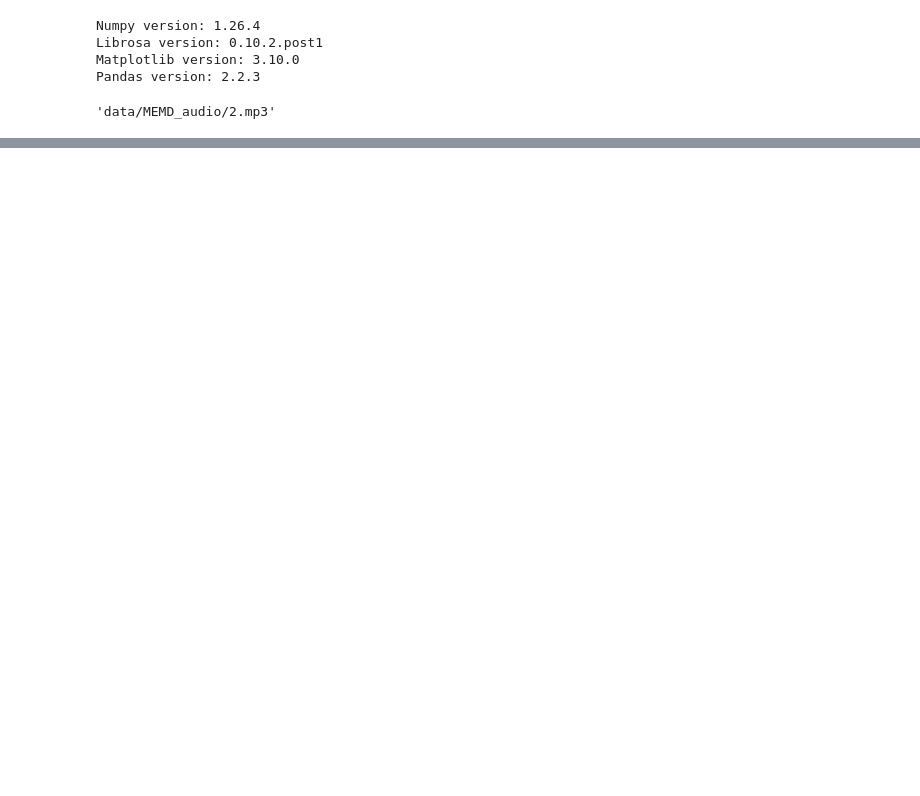
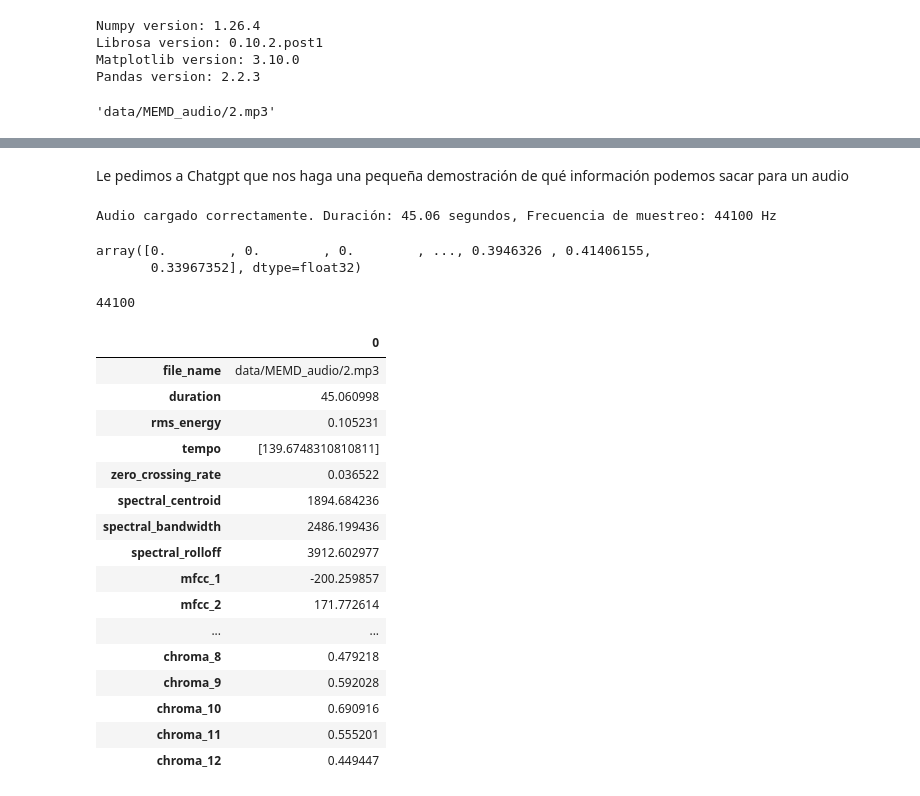
Before and after one commit to Chepados/practica_3_ALN_tori_adri, a Jupyter notebook: project_develp/caracteristicas.ipynb, the cells around one changed output, grey strips where cells are left out. Cells and saved outputs as stored; diff of their text form; code cells hidden in the pictures; blank space fills up the shorter version.

```diff
--- a/project_develp/caracteristicas.ipynb
+++ b/project_develp/caracteristicas.ipynb
@@ -28,0 +21,77 @@ Audio cargado correctamente. Duración: 45.06 segundos, Frecuencia de muestreo:
+# %% [markdown]
+Le pedimos a Chatgpt que nos haga una pequeña demostración de qué información podemos sacar para un audio
+# %%
+try:
+    # Cargar el archivo de audio
+    y, sr = librosa.load(audio_prueba, sr=None)
+    print(f"Audio cargado correctamente. Duración: {len(y)/sr:.2f} segundos, Frecuencia de muestreo: {sr} Hz")
+
+    # **1. Características básicas**
+    duration = librosa.get_duration(y=y, sr=sr)  # Duración
+    rms = librosa.feature.rms(y=y).mean()  # Energía (RMS)
+    tempo, _ = librosa.beat.beat_track(y=y, sr=sr)  # Tempo estimado
+    zero_crossings = librosa.feature.zero_crossing_rate(y=y).mean()  # Tasa de cruces por cero
+
+    # **2. MFCCs**
+    mfccs = librosa.feature.mfcc(y=y, sr=sr, n_mfcc=13)
+    mfccs_mean = mfccs.mean(axis=1)  # Promedio de cada coeficiente MFCC
+
+    # **3. Espectral**
+    spectral_centroid = librosa.feature.spectral_centroid(y=y, sr=sr).mean()  # Centroid espectral
+    spectral_bandwidth = librosa.feature.spectral_bandwidth(y=y, sr=sr).mean()  # Ancho de banda espectral
+    spectral_rolloff = librosa.feature.spectral_rolloff(y=y, sr=sr).mean()  # Rolloff espectral
+
+    # **4. Chroma**
+    chroma = librosa.feature.chroma_stft(y=y, sr=sr).mean(axis=1)  # Promedio de cromagramas
+
+    # **5. Consolidar características**
+    audio_features = {
+        "file_name": audio_prueba,
+        "duration": duration,
+        "rms_energy": rms,
+        "tempo": tempo,
+        "zero_crossing_rate": zero_crossings,
+        "spectral_centroid": spectral_centroid,
+        "spectral_bandwidth": spectral_bandwidth,
+        "spectral_rolloff": spectral_rolloff,
+        **{f"mfcc_{i+1}": mfcc for i, mfcc in enumerate(mfccs_mean)},
+        **{f"chroma_{i+1}": chroma_val for i, chroma_val in enumerate(chroma)},
+    }
+
+    # Mostrar las características en formato DataFrame
+    df_features = pd.DataFrame([audio_features])
+    # print(df_features.T)
+
+except Exception as e:
+    print(f"Error al procesar el archivo {audio_prueba}: {e}")
+# %% [output]
+Audio cargado correctamente. Duración: 45.06 segundos, Frecuencia de muestreo: 44100 Hz
+# %%
+y
+# %% [output]
+array([0.        , 0.        , 0.        , ..., 0.3946326 , 0.41406155,
+       0.33967352], dtype=float32)
+# %%
+sr
+# %% [output]
+44100
+# %%
+df_features.T
+# %% [output]
+|  | 0 |
+| file_name | data/MEMD_audio/2.mp3 |
+| duration | 45.060998 |
+| rms_energy | 0.105231 |
+| tempo | [139.6748310810811] |
+| zero_crossing_rate | 0.036522 |
+| spectral_centroid | 1894.684236 |
+| spectral_bandwidth | 2486.199436 |
+| spectral_rolloff | 3912.602977 |
+| mfcc_1 | -200.259857 |
+| mfcc_2 | 171.772614 |
+| ... | ... |
+| chroma_8 | 0.479218 |
+| chroma_9 | 0.592028 |
+| chroma_10 | 0.690916 |
+| chroma_11 | 0.555201 |
+| chroma_12 | 0.449447 |
```
Also changed, not shown: parts of 11 cells of this notebook.
